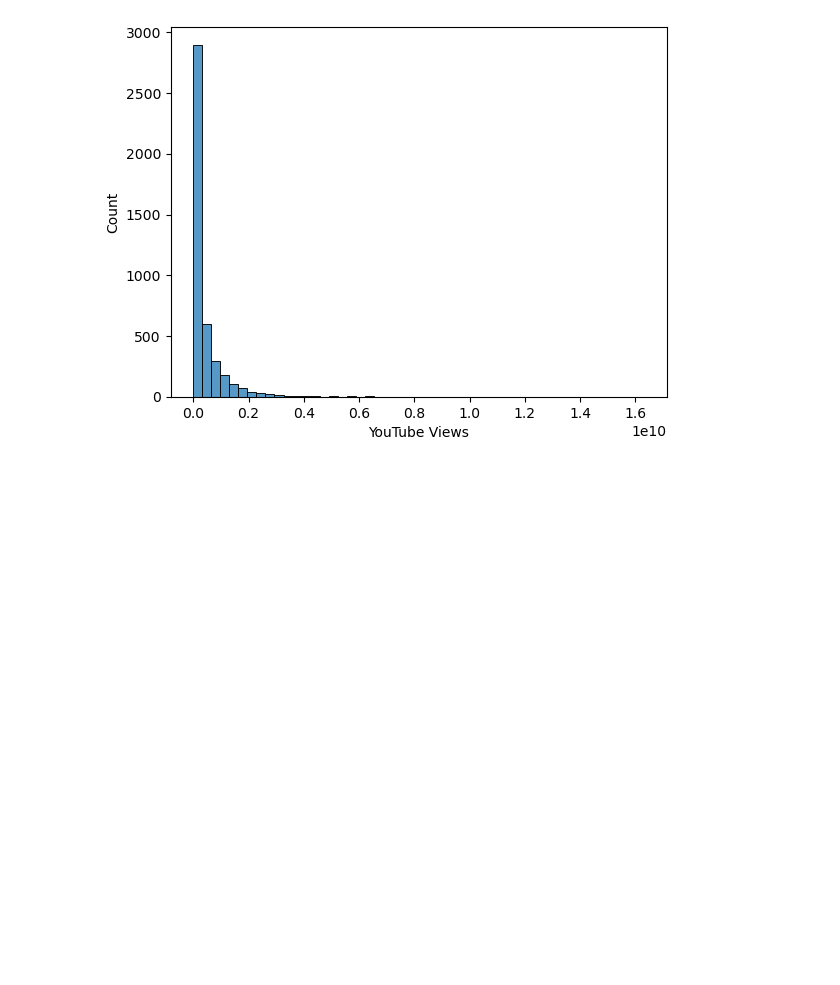
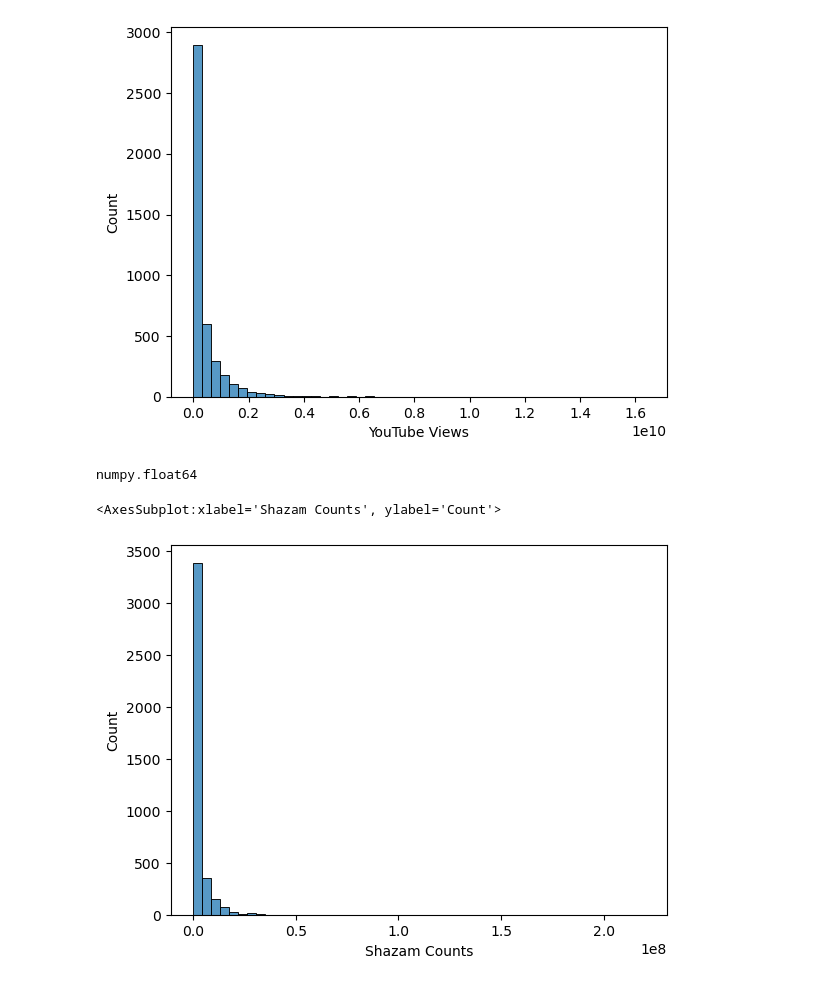
Before and after one commit to applepot437/ai, a Jupyter notebook: sem 1/spotify/spotify.ipynb, the cells around one changed output. Saved outputs shown, nothing was run; the diff lists cells and outputs as text; code cells hidden in the pictures; blank space fills up the shorter version.

Commit message:
stuff
i did stuff with graph

```diff
--- a/sem 1/spotify/spotify.ipynb
+++ b/sem 1/spotify/spotify.ipynb
@@ -67,5 +67,13 @@ sns.histplot(data=df, x="YouTube Views", bins=50)
 <AxesSubplot:xlabel='YouTube Views', ylabel='Count'>
 [figure]
 # %%
-rtist_counts = df.groupby('song_name')['artist_name'].nunique().reset_index()
-artist_counts.rename(columns={'artist_name': 'num_artists'}, inplace=True)
+df["Shazam Counts"] = df["Shazam Counts"].str.replace(',', '')
+df["Shazam Counts"] = pd.to_numeric(df["Shazam Counts"], errors="coerce")
+type(df.loc[0]["Shazam Counts"])
+# %% [output]
+numpy.float64
+# %%
+sns.histplot(data = df, x="Shazam Counts", bins=50)
+# %% [output]
+<AxesSubplot:xlabel='Shazam Counts', ylabel='Count'>
+[figure, added]
```
